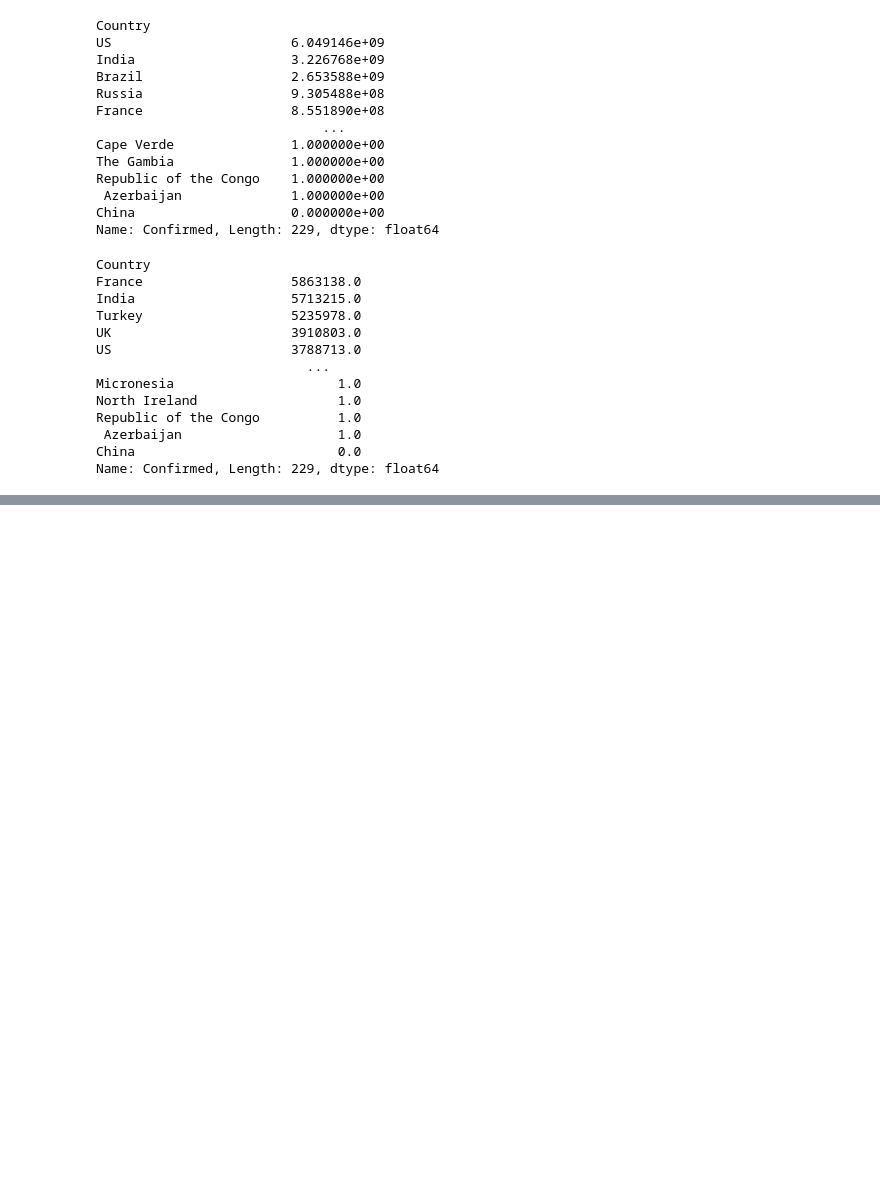
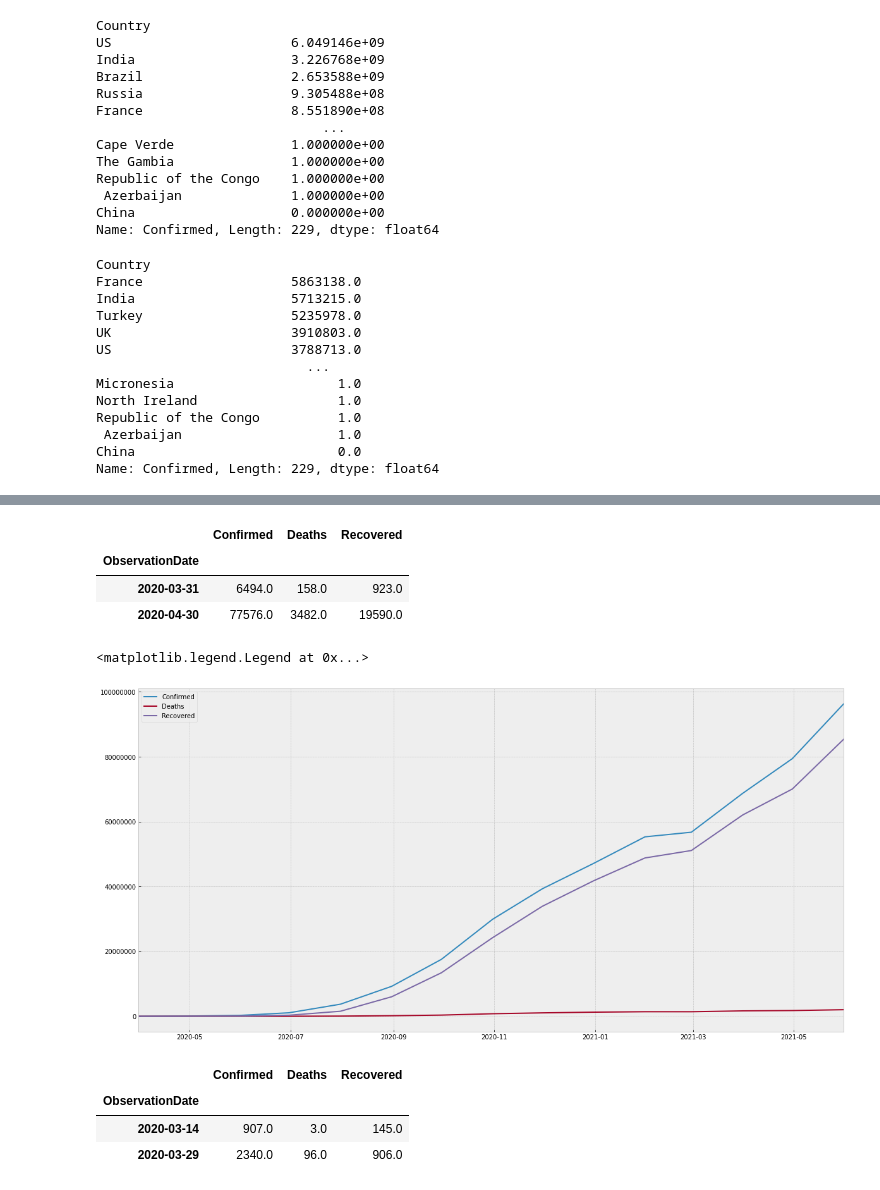
Before and after one commit to anthonypernia/EjerciciosDeTutoriasRealizadas, a Jupyter notebook: visualizaciones/after_class_visualizaciones.ipynb, the cells around one changed output, grey strips where cells are left out. Drawn from its saved outputs; the diff is of its cells as text; code cells hidden in the pictures; blank space fills up the shorter version.

```diff
--- a/visualizaciones/after_class_visualizaciones.ipynb
+++ b/visualizaciones/after_class_visualizaciones.ipynb
@@ -417,0 +400,38 @@ df_pais_cualquiera
+# %%
+df_pais_cualquiera1 = time_df_with_country.loc[['Argentina']]
+df_pais_cualquiera2 = time_df_with_country.loc[['Venezuela']]
+# %%
+df_pais_cualquiera1 = df_pais_cualquiera1.reset_index().set_index('ObservationDate')
+# %%
+df_pais_cualquiera1 = df_pais_cualquiera1.resample('M').sum()
+# %%
+df_pais_cualquiera1.head(2)
+# %% [output]
+|  | Confirmed | Deaths | Recovered |
+| ObservationDate |  |  |  |
+| 2020-03-31 | 6494.0 | 158.0 | 923.0 |
+| 2020-04-30 | 77576.0 | 3482.0 | 19590.0 |
+# %%
+x = df_pais_cualquiera1.index
+# %%
+#plot data
+fig, ax = plt.subplots(figsize=(20,10))
+ax.ticklabel_format(useOffset=False, style='plain')
+ax.set_xlim(df_pais_cualquiera1.index[0], df_pais_cualquiera1.index[-1])
+ax.plot(x, df_pais_cualquiera1['Confirmed'], label='Confirmed')
+ax.plot(x, df_pais_cualquiera1['Deaths'], label='Deaths')
+ax.plot(x, df_pais_cualquiera1['Recovered'], label='Recovered')
+ax.legend()
+# %% [output]
+<matplotlib.legend.Legend at 0x...>
+[figure, added]
+# %%
+df_pais_cualquiera2 = df_pais_cualquiera2.reset_index().set_index('ObservationDate')
+df_pais_cualquiera2 = df_pais_cualquiera2.resample('15D').sum()
+x = df_pais_cualquiera2.index
+df_pais_cualquiera2.head(2)
+# %% [output]
+|  | Confirmed | Deaths | Recovered |
+| ObservationDate |  |  |  |
+| 2020-03-14 | 907.0 | 3.0 | 145.0 |
+| 2020-03-29 | 2340.0 | 96.0 | 906.0 |
```
Also changed, not shown: parts of 12 cells of this notebook, 1 other file.
